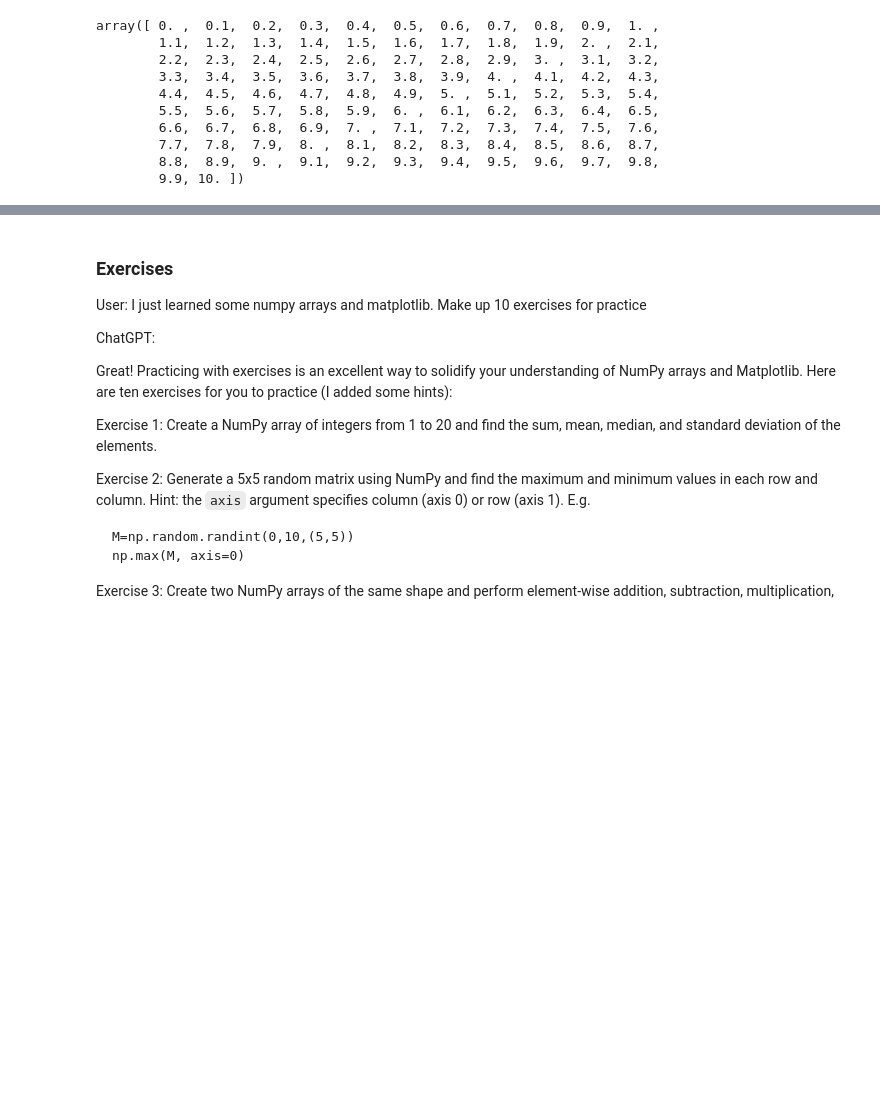
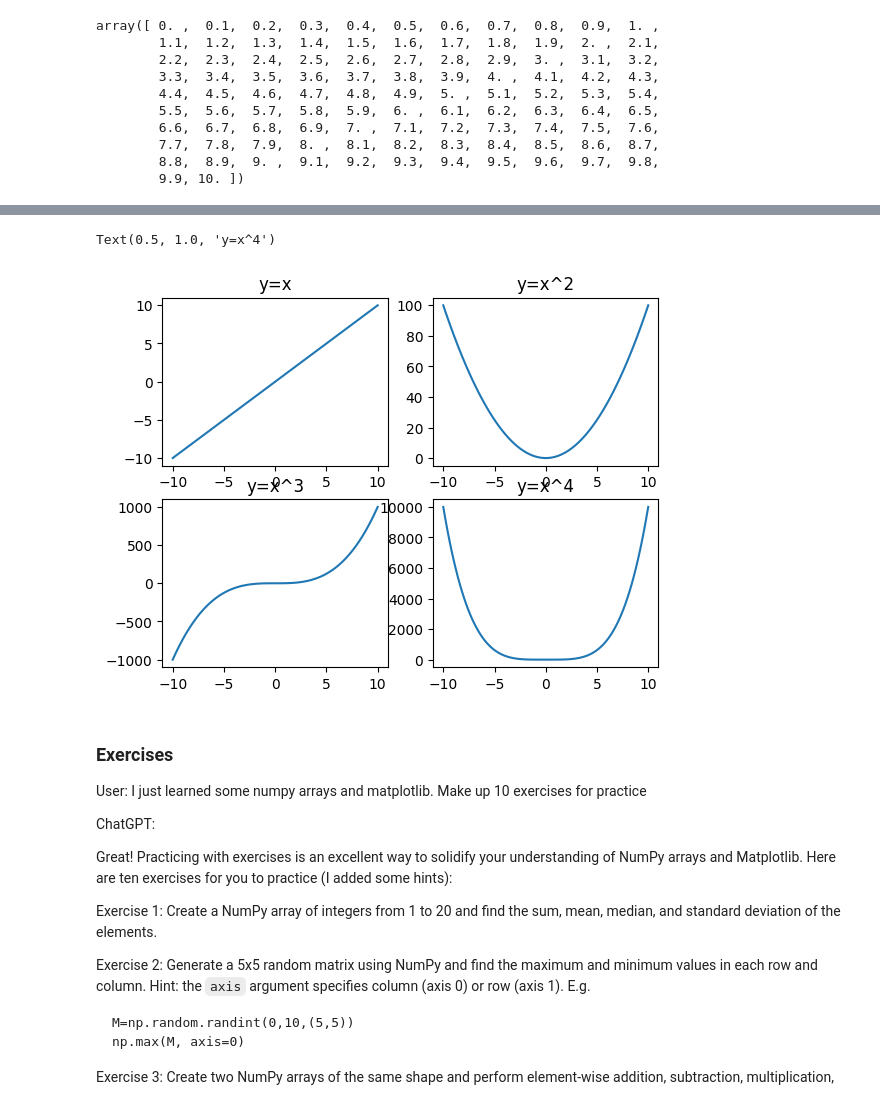
Before and after one commit to morey-ow/cs2521-summer2023, a Jupyter notebook: chapter4notes.ipynb, the cells around one changed output, grey strips where cells are left out. Drawn from its saved outputs; the diff is of its cells as text; code cells hidden in the pictures; blank space fills up the shorter version.

Commit message:
added a np.zeroes, subplots

```diff
--- a/chapter4notes.ipynb
+++ b/chapter4notes.ipynb
@@ -839,3 +987,29 @@ array([ 0. ,  0.1,  0.2,  0.3,  0.4,  0.5,  0.6,  0.7,  0.8,  0.9,  1. ,
+# %%
+# create a figure
+fig=plt.figure()
+
+# split up the figure into 3 subplots or axes, I call ax1, ax2, ax3
+ax1=fig.add_subplot(2, 2, 1)
+ax2=fig.add_subplot(2, 2, 2)
+ax3=fig.add_subplot(2, 2, 3)
+ax4=fig.add_subplot(2, 2, 4)
+
+x=np.linspace(-10, 10, 100)
+
+#plot different things in each axis
+ax1.plot(x, x)   #plot y=x
+ax2.plot(x, x**2)   # y=x^2 parabola
+ax3.plot(x, x**3)   # y=x^3
+ax4.plot(x, x**4)
+
+# add Titles
+ax1.set_title('y=x')
+ax2.set_title('y=x^2')
+ax3.set_title('y=x^3')
+ax4.set_title('y=x^4')
+# %% [output]
+Text(0.5, 1.0, 'y=x^4')
+[figure, added]
 # %% [markdown]
 ### Exercises
 
```
Also changed, not shown: parts of 19 cells of this notebook.
